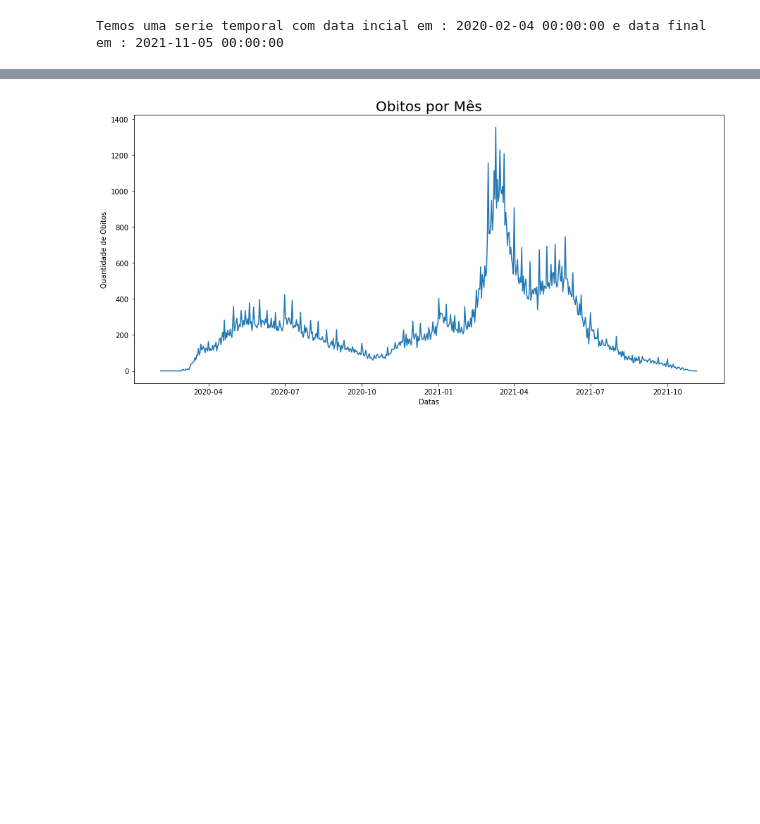
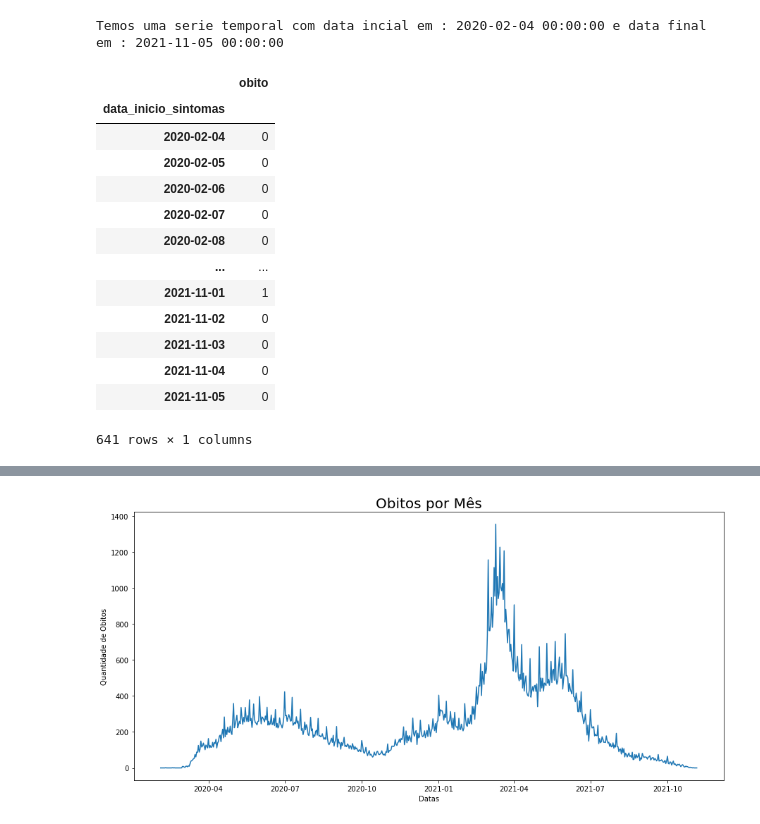
Before and after one commit to 1colete/dh_projeto_integrador, a Jupyter notebook: 2_modelagem.ipynb, the cells around one changed output, grey strips where cells are left out. Saved outputs shown, nothing was run; the diff lists cells and outputs as text; code cells hidden in the pictures; blank space fills up the shorter version.

```diff
--- a/2_modelagem.ipynb
+++ b/2_modelagem.ipynb
@@ -82,0 +96,17 @@ df_nonan_temporal = pd.DataFrame(df_nonan[['obito']])
+# %%
+df_nonan_temporal.reset_index().groupby('data_inicio_sintomas').sum()
+# %% [output]
+|  | obito |
+| data_inicio_sintomas |  |
+| 2020-02-04 | 0 |
+| 2020-02-05 | 0 |
+| 2020-02-06 | 0 |
+| 2020-02-07 | 0 |
+| 2020-02-08 | 0 |
+| ... | ... |
+| 2021-11-01 | 1 |
+| 2021-11-02 | 0 |
+| 2021-11-03 | 0 |
+| 2021-11-04 | 0 |
+| 2021-11-05 | 0 |
+641 rows × 1 columns
```
Also changed, not shown: parts of 11 cells of this notebook.
